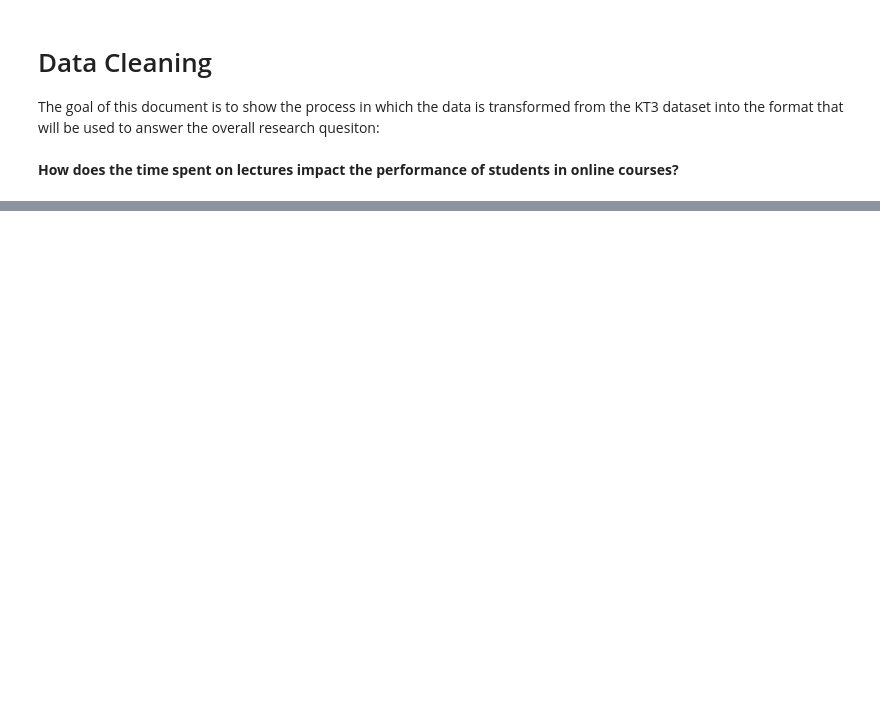
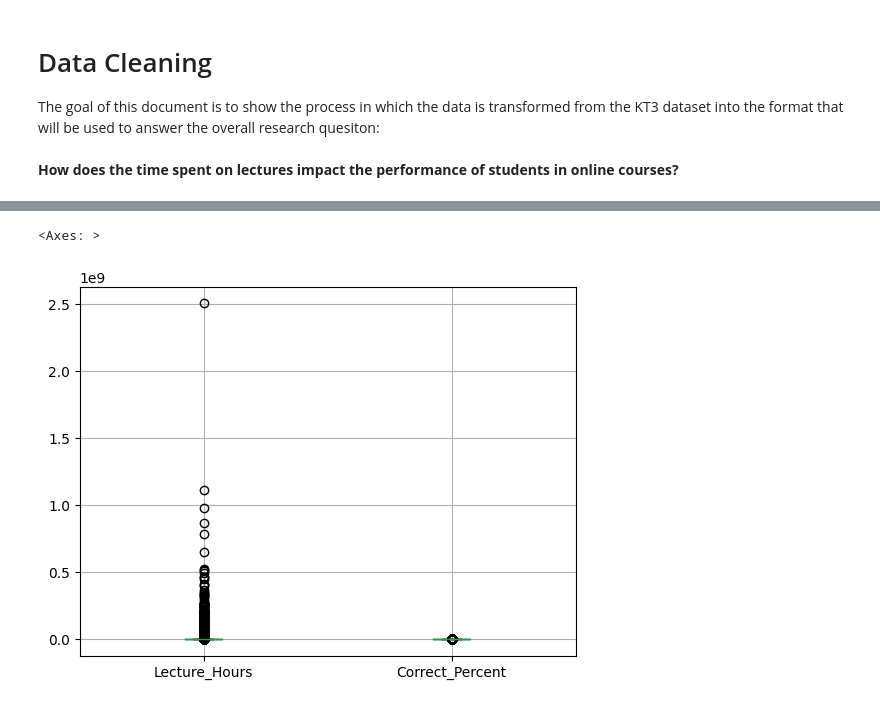
Before and after one commit to ben451P/stat207_JS_Project, a Jupyter notebook: report/data_cleaning.ipynb, the cells around one changed output, grey strips where cells are left out. Cells and saved outputs as stored; diff of their text form; code cells hidden in the pictures; blank space fills up the shorter version.

```diff
--- a/report/data_cleaning.ipynb
+++ b/report/data_cleaning.ipynb
@@ -71,0 +204,5 @@ q3957 between b2489 and b2489
+# %%
+df.boxplot()
+# %% [output]
+<Axes: >
+[figure, added]
```
Also changed, not shown: parts of 14 cells of this notebook.
